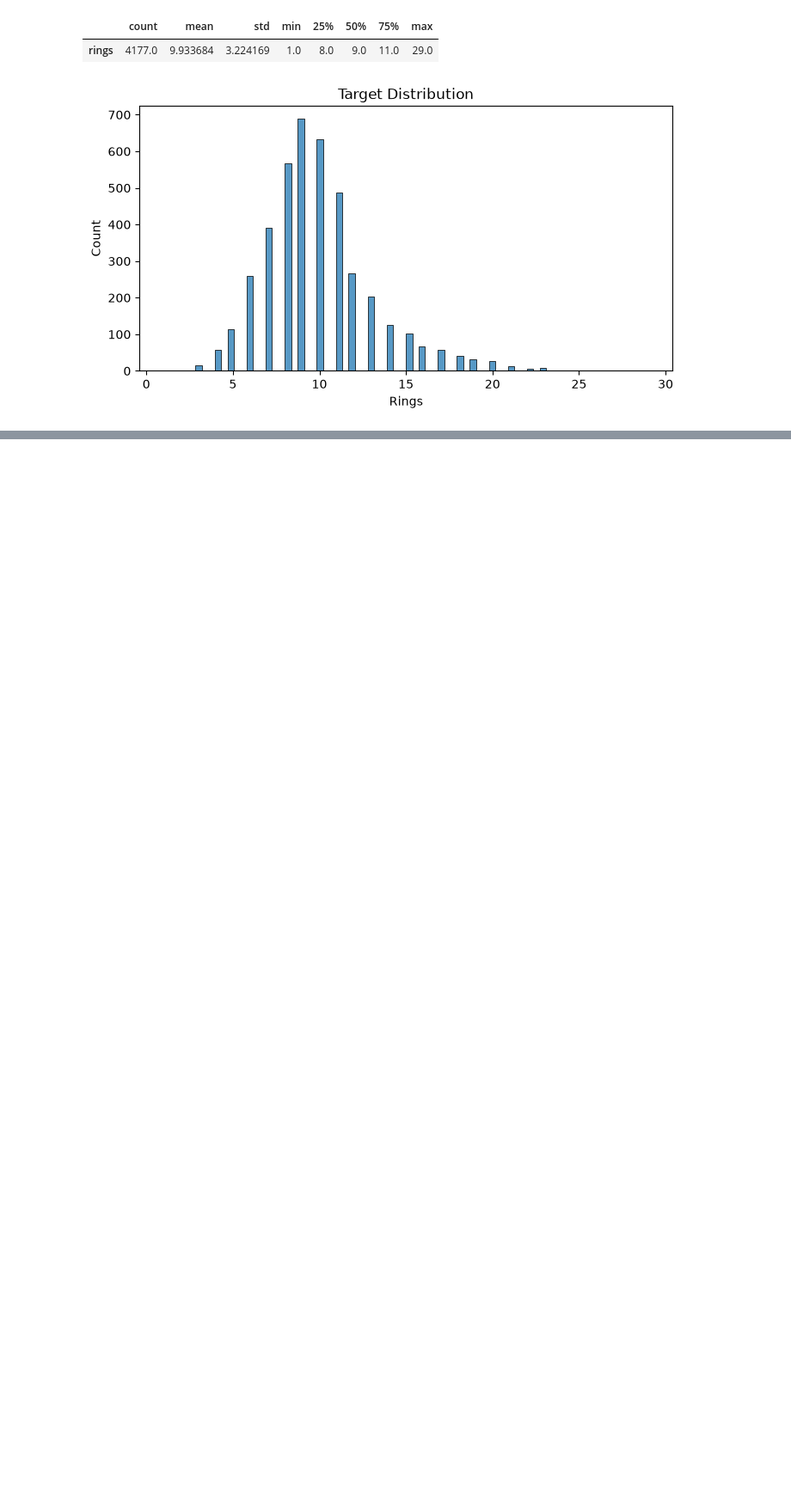
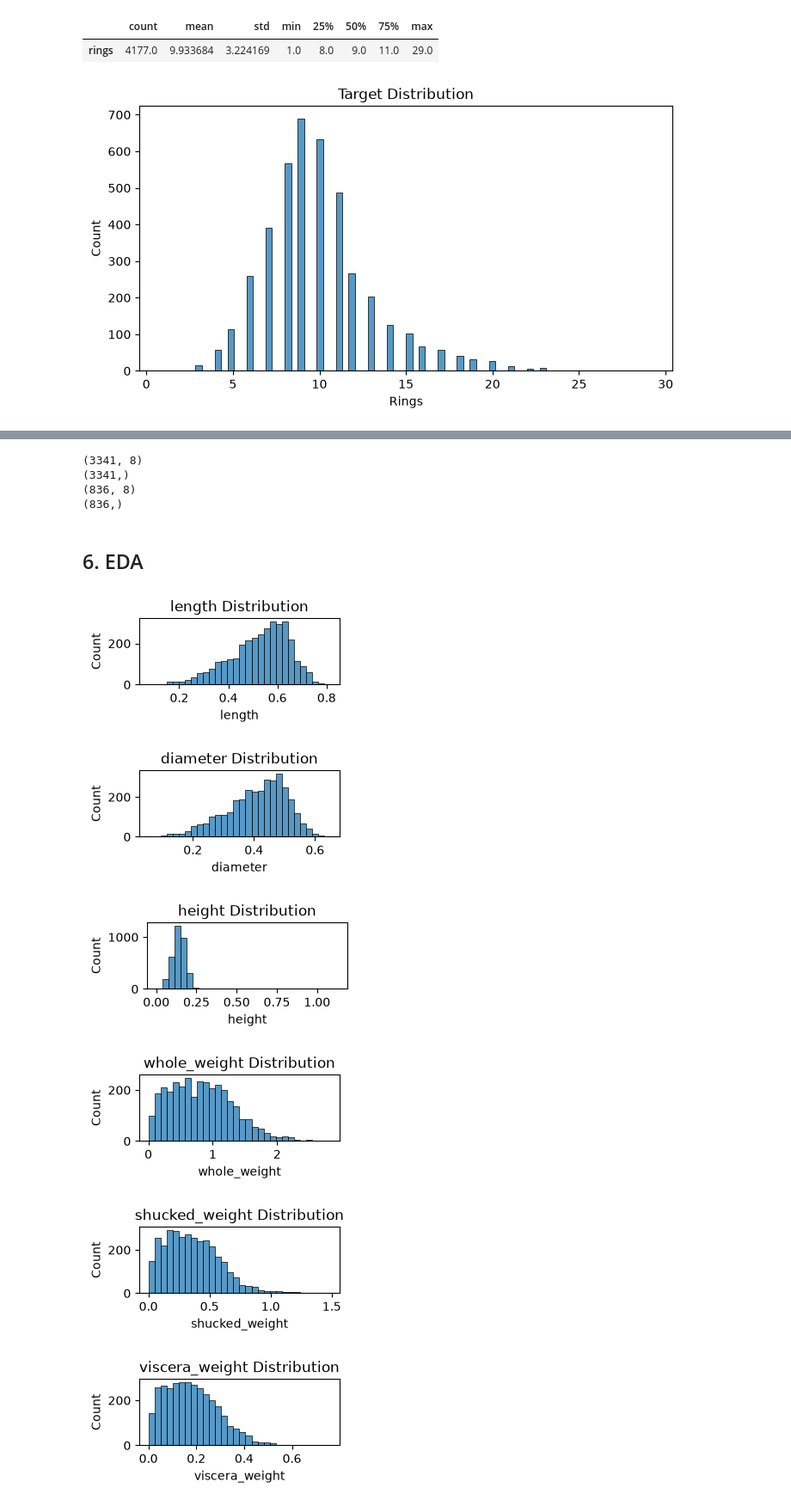
Before and after one commit to OleSuyaye/abalone-age-prediction-knn, a Jupyter notebook: notebooks/01_knn_regression_abalone.ipynb, the cells around one changed output, grey strips where cells are left out. Shown at 86% size. Cells and saved outputs as stored; diff of their text form; code cells hidden in the pictures; blank space fills up the shorter version.

Commit message:
split feature and target, EDA

```diff
--- a/notebooks/01_knn_regression_abalone.ipynb
+++ b/notebooks/01_knn_regression_abalone.ipynb
@@ -167,0 +171,3 @@ plt.show()
+# %%
+X = abalone.drop(columns="rings")
+y = abalone["rings"]
@@ -167,0 +182,34 @@ plt.show()
+# %%
+X_train, X_test, y_train, y_test = train_test_split(X,y, test_size=0.2, random_state=42)
+# %%
+print(X_train.shape)
+print(y_train.shape)
+print(X_test.shape)
+print(y_test.shape)
+# %% [output]
+(3341, 8)
+(3341,)
+(836, 8)
+(836,)
+# %% [markdown]
+## 6. EDA
+# %%
+# Check Distribution of numerical features in X_train
+numerical_columns = X_train.select_dtypes(include="number")
+
+for col in numerical_columns:
+    plt.figure(figsize=(3,1))
+
+    sns.histplot(data= X_train, x=col, bins=30)
+    plt.title(f"{col} Distribution")
+    plt.xlabel(col)
+    plt.ylabel("Count")
+
+    plt.show()
+# %% [output]
+[figure, added]
+[figure, added]
+[figure, added]
+[figure, added]
+[figure, added]
+[figure, added]
```
Also changed, not shown: parts of 6 cells of this notebook.
